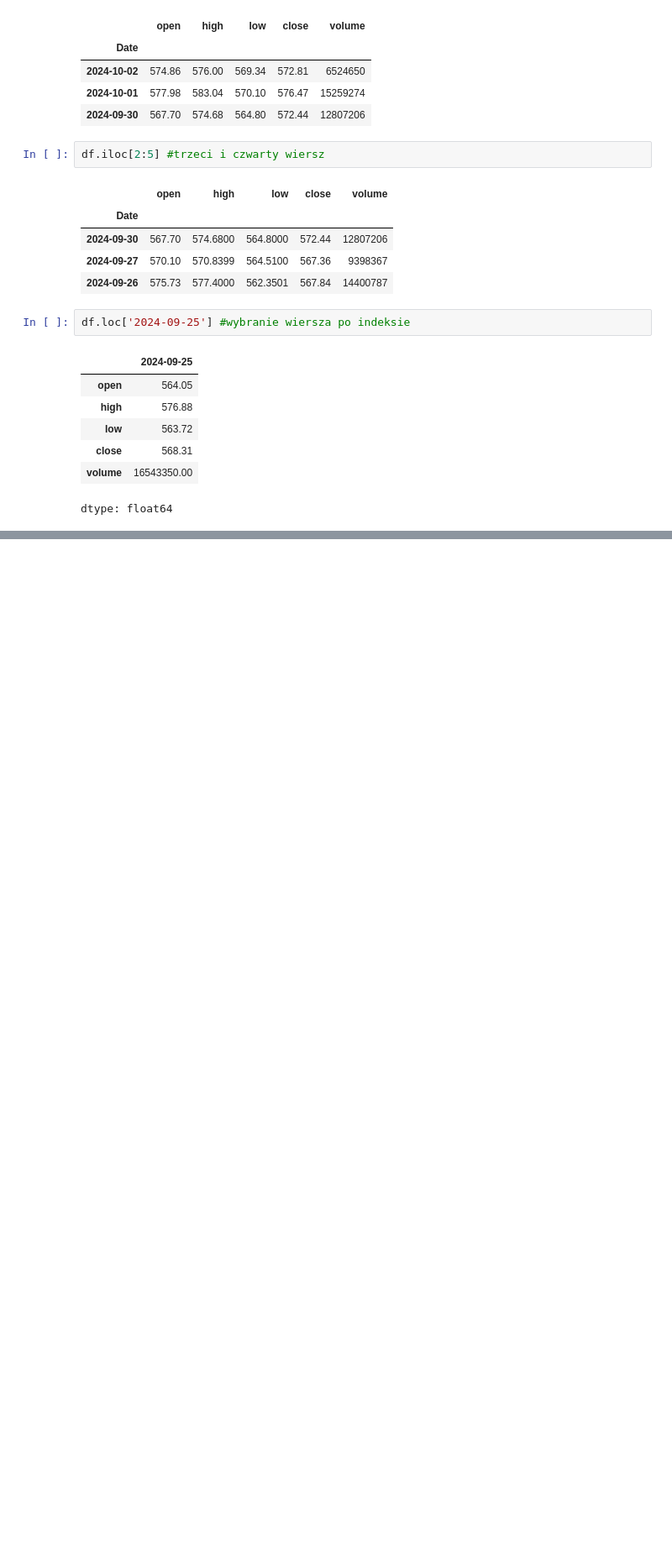
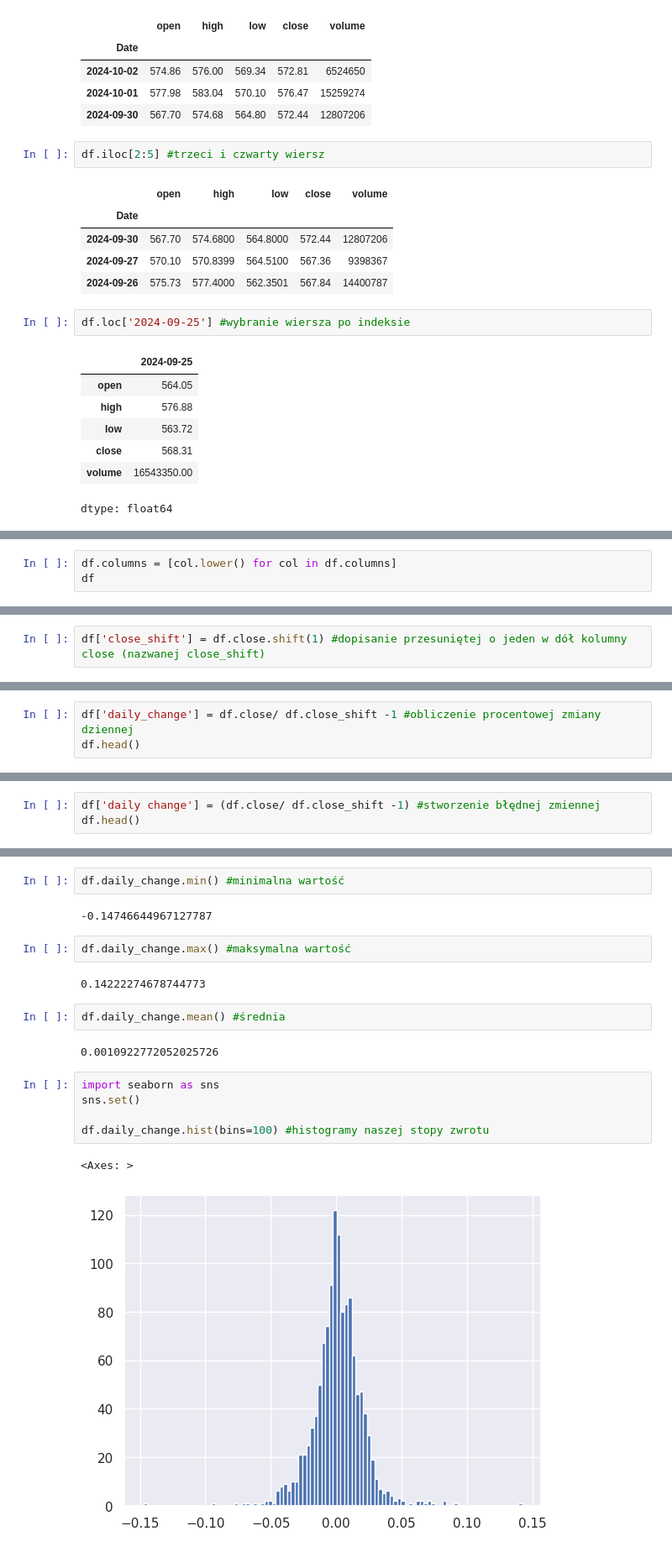
Before and after one commit to rafpank/Colab, a Jupyter notebook: data_science_bootcamp /wprowadzenie/02_pandas_dane_gieldowe.ipynb, the cells around one changed output, grey strips where cells are left out. Shown at 84% size. Saved outputs shown, nothing was run; the diff lists cells and outputs as text; blank space fills up the shorter version.

```diff
--- a/data_science_bootcamp /wprowadzenie/02_pandas_dane_gieldowe.ipynb
+++ b/data_science_bootcamp /wprowadzenie/02_pandas_dane_gieldowe.ipynb
@@ -441,0 +573,3 @@ dtype: float64
+# %%
+df.columns = [col.lower() for col in df.columns]
+df
@@ -441,0 +611,2 @@ dtype: float64
+# %%
+df['close_shift'] = df.close.shift(1) #dopisanie przesuniętej o jeden w dół kolumny close (nazwanej close_shift)
@@ -441,0 +623,3 @@ dtype: float64
+# %%
+df['daily_change'] = df.close/ df.close_shift -1 #obliczenie procentowej zmiany dziennej
+df.head()
@@ -441,0 +634,3 @@ dtype: float64
+# %%
+df['daily change'] = (df.close/ df.close_shift -1) #stworzenie błędnej zmiennej
+df.head()
@@ -441,0 +664,20 @@ dtype: float64
+# %%
+df.daily_change.min() #minimalna wartość
+# %% [output]
+-0.14746644967127787
+# %%
+df.daily_change.max() #maksymalna wartość
+# %% [output]
+0.14222274678744773
+# %%
+df.daily_change.mean() #średnia
+# %% [output]
+0.0010922772052025726
+# %%
+import seaborn as sns
+sns.set()
+
+df.daily_change.hist(bins=100) #histogramy naszej stopy zwrotu
+# %% [output]
+<Axes: >
+[figure, added]
```
Also changed, not shown: parts of 20 cells of this notebook.
